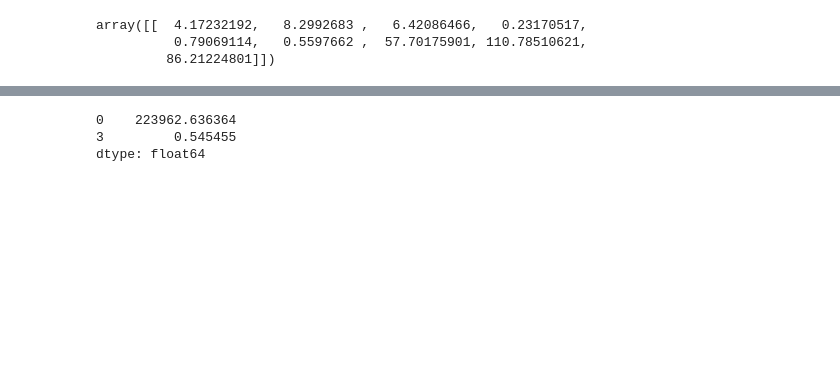
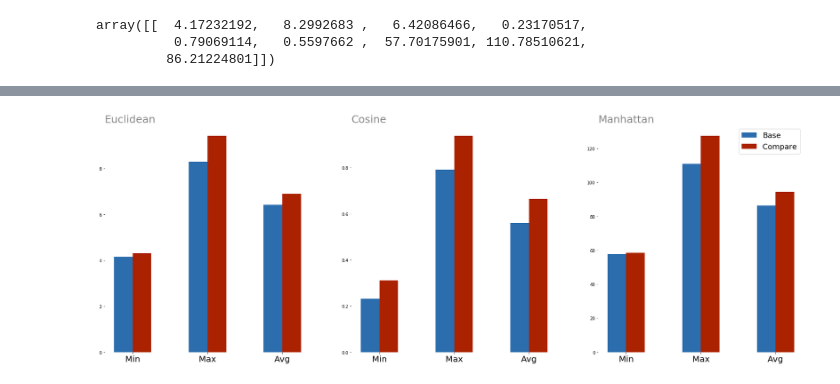
Before and after one commit to jason-sa/question_intent_classification, a Jupyter notebook: py_files/Visualizations.ipynb, the cells around one changed output, grey strips where cells are left out. Cells and saved outputs as stored; diff of their text form; code cells hidden in the pictures; blank space fills up the shorter version.

```diff
--- a/py_files/Visualizations.ipynb
+++ b/py_files/Visualizations.ipynb
@@ -384,3 +387,5 @@ base_question = df_dup_question[df_dup_question.qid1 == 71020].question1.values[
 # %%
 # pos 0 = bad and pos 1 = good
-compare_question = df_dup_question[df_dup_question.qid1 == 71020].question2.values[8:10]
+compare_question = [df_dup_question[df_dup_question.qid1 == 71020].question2.values[9]]
+compare_question.append('How do I become an astronaut?')
+compare_question
@@ -621,6 +416,61 @@ X_y.iloc[np.where(dups == 0)[0]]
-# %%
-X_y.iloc[np.where(dups == 0)[0]].mean()
-# %% [output]
-0    223962.636364
-3         0.545455
-dtype: float64
+# %%
+def plot_dist_diff(data, q1_idx, q2_idx, q3_idx=None):
+
+    N = data.shape[1]
+
+    q1_diff = data[q1_idx]
+    q2_diff = data[q2_idx]
+    q3_diff = data[q3_idx] if q3_idx is not None else None
+#     if q3_idx is not None q3_diff = data[q3_idx]
+
+    labels = ['Min', 'Max', 'Avg']#, 'min cos', 'max cos', 'avg cos', 'min manh', 'max manh', 'avg manh']
+    titles = ['Euclidean', 'Cosine', 'Manhattan']
+
+    fig, ax = plt.subplots(1, 3, figsize=(30, 10))
+
+
+    ind = np.arange(N/3)    # the x locations for the groups
+    width = 0.25       # the width of the bars
+
+    for i in range(3):
+        # plot the bars
+        base = ax[i].bar(ind, q1_diff[i * 3 : (i+1) * 3], width, color='#2b6dad')
+        compare = ax[i].bar(ind + width, q2_diff[i * 3 : (i+1) * 3], width, color='#aa2200')
+        if q3_idx is not None:
+            new = ax[i].bar(ind + width*2,
+                            q3_diff[i * 3 : (i+1) * 3],
+                            width,
+                            color='#307a3c',
+                            alpha=0.55,
+                            edgecolor='#307a3c',
+                            linestyle='--',
+                            linewidth=3)
+
+        # set the x ticks and labels
+        grouped_length = ind + width / 2
+        if q3_idx is not None:
+            grouped_length = ind + width # width*2 (total width) / 2 (midpoint)
+
+        ax[i].set_xticks(grouped_length)
+        ax[i].set_xticklabels(labels, fontsize=20)
+
+        # set the title
+        ax[i].set_title(titles[i%3], fontsize=25, loc='left', color='gray')
+
+        # remove the borders
+        ax[i].spines['top'].set_visible(False)
+        ax[i].spines['right'].set_visible(False)
+        ax[i].spines['bottom'].set_visible(False)
+        ax[i].spines['left'].set_visible(False)
+
+    # add legend to the last plot
+    if q3_idx is not None:
+        ax[2].legend(['Base', 'Compare', 'New'], fontsize=18)
+    else:
+        ax[2].legend(['Base', 'Compare'], fontsize=18)
+    plt.show()
+
+
+plot_dist_diff(comb_features, 0, 2)
+# %% [output]
+[figure, added]
```
Also changed, not shown: parts of 29 cells of this notebook, 1 other file.
